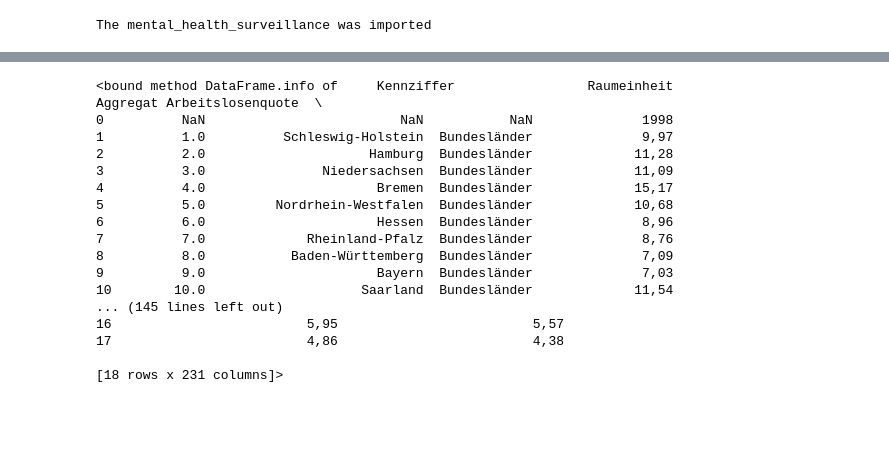
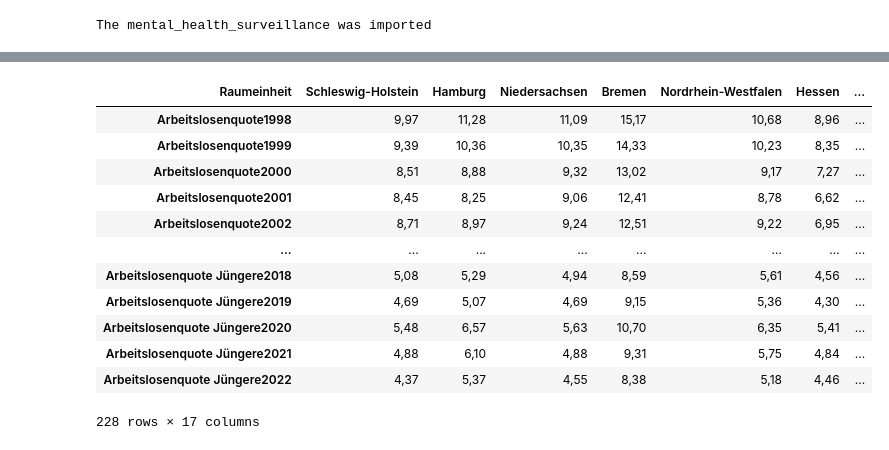
Before and after one commit to marie-nitze/capstone-mental_health, a Jupyter notebook: capstone matti.ipynb, the cells around one changed output, grey strips where cells are left out. Drawn from its saved outputs; the diff is of its cells as text; code cells hidden in the pictures; blank space fills up the shorter version.

```diff
--- a/capstone matti.ipynb
+++ b/capstone matti.ipynb
@@ -132,24 +132,27 @@ df_depression.head()
 | 2 | 3_Monate_Anteile | PHQ-2 | kategorial | Altersgruppe | 18-29 Jahre | False | 2019-08-01 | 14.431697 | 2.677240 | 9.931974 | ... |
 | 3 | 3_Monate_Anteile | PHQ-2 | kategorial | Altersgruppe | 18-29 Jahre | False | 2019-09-01 | 15.318157 | 2.774900 | 10.629695 | ... |
 | 4 | 3_Monate_Anteile | PHQ-2 | kategorial | Altersgruppe | 18-29 Jahre | False | 2019-10-01 | 12.475689 | 2.516459 | 8.318572 | ... |
-# %%
-df_arbeitslosigkeit=pd.read_csv('Data/Tabelle Arbeitslosigkeit.csv', sep=';')
-df_arbeitslosigkeit.info
-# %% [output]
-<bound method DataFrame.info of     Kennziffer                 Raumeinheit      Aggregat Arbeitslosenquote  \
-0          NaN                         NaN           NaN              1998
-1          1.0          Schleswig-Holstein  Bundesländer              9,97
-2          2.0                     Hamburg  Bundesländer             11,28
-3          3.0               Niedersachsen  Bundesländer             11,09
-4          4.0                      Bremen  Bundesländer             15,17
-5          5.0         Nordrhein-Westfalen  Bundesländer             10,68
-6          6.0                      Hessen  Bundesländer              8,96
-7          7.0             Rheinland-Pfalz  Bundesländer              8,76
-8          8.0           Baden-Württemberg  Bundesländer              7,09
-9          9.0                      Bayern  Bundesländer              7,03
-10        10.0                    Saarland  Bundesländer             11,54
-... (145 lines left out)
-16                         5,95                         5,57
-17                         4,86                         4,38
-
-[18 rows x 231 columns]>
+# %%
+df_arbeitslosigkeit=pd.read_csv('Data/Tabelle Arbeitslosigkeit.csv', sep=';', header=[0,1])
+df_arbeitslosigkeit.columns = [f'{i}{j}' for i, j in df_arbeitslosigkeit.columns]
+df_arbeitslosigkeit= df_arbeitslosigkeit.drop(columns='KennzifferUnnamed: 0_level_1')
+df_arbeitslosigkeit= df_arbeitslosigkeit.rename(columns={'RaumeinheitUnnamed: 1_level_1':'Raumeinheit', 'AggregatUnnamed: 2_level_1':'Aggregat'})
+df_arbeitslosigkeit = df_arbeitslosigkeit.drop(columns='Aggregat')
+df_arbeitslosigkeit= df_arbeitslosigkeit.transpose()
+df_arbeitslosigkeit.columns =df_arbeitslosigkeit.iloc[0]
+df_arbeitslosigkeit=df_arbeitslosigkeit.iloc[1:]
+df_arbeitslosigkeit
+# %% [output]
+| Raumeinheit | Schleswig-Holstein | Hamburg | Niedersachsen | Bremen | Nordrhein-Westfalen | Hessen | ... |
+| Arbeitslosenquote1998 | 9,97 | 11,28 | 11,09 | 15,17 | 10,68 | 8,96 | ... |
+| Arbeitslosenquote1999 | 9,39 | 10,36 | 10,35 | 14,33 | 10,23 | 8,35 | ... |
+| Arbeitslosenquote2000 | 8,51 | 8,88 | 9,32 | 13,02 | 9,17 | 7,27 | ... |
+| Arbeitslosenquote2001 | 8,45 | 8,25 | 9,06 | 12,41 | 8,78 | 6,62 | ... |
+| Arbeitslosenquote2002 | 8,71 | 8,97 | 9,24 | 12,51 | 9,22 | 6,95 | ... |
+| ... | ... | ... | ... | ... | ... | ... | ... |
+| Arbeitslosenquote Jüngere2018 | 5,08 | 5,29 | 4,94 | 8,59 | 5,61 | 4,56 | ... |
+| Arbeitslosenquote Jüngere2019 | 4,69 | 5,07 | 4,69 | 9,15 | 5,36 | 4,30 | ... |
+| Arbeitslosenquote Jüngere2020 | 5,48 | 6,57 | 5,63 | 10,70 | 6,35 | 5,41 | ... |
+| Arbeitslosenquote Jüngere2021 | 4,88 | 6,10 | 4,88 | 9,31 | 5,75 | 4,84 | ... |
+| Arbeitslosenquote Jüngere2022 | 4,37 | 5,37 | 4,55 | 8,38 | 5,18 | 4,46 | ... |
+228 rows × 17 columns
```
Also changed, not shown: parts of 5 cells of this notebook.
